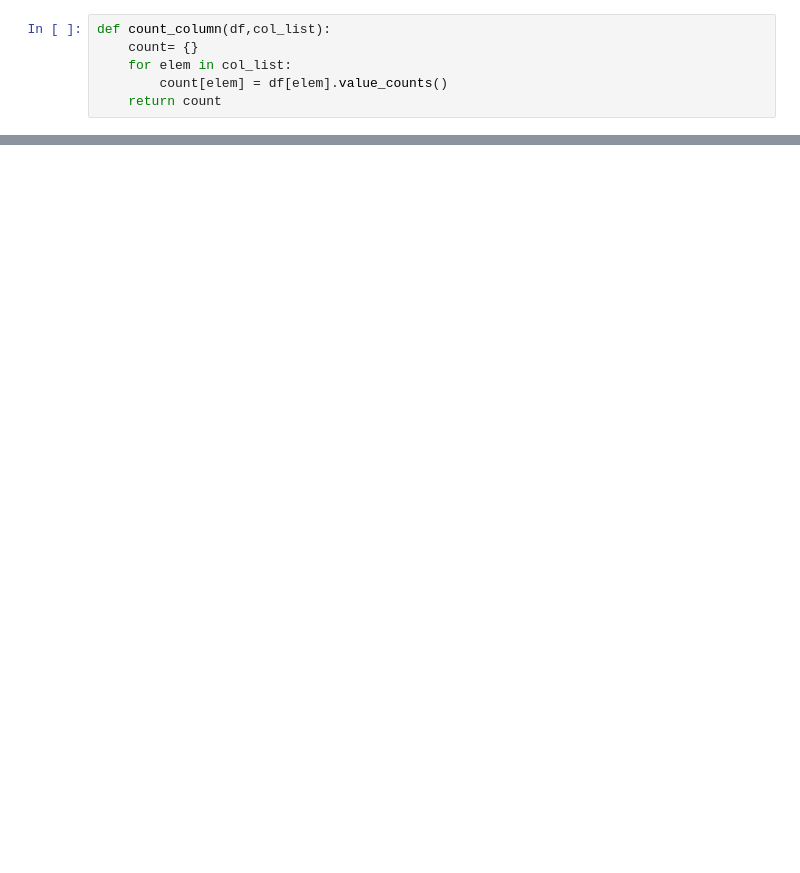
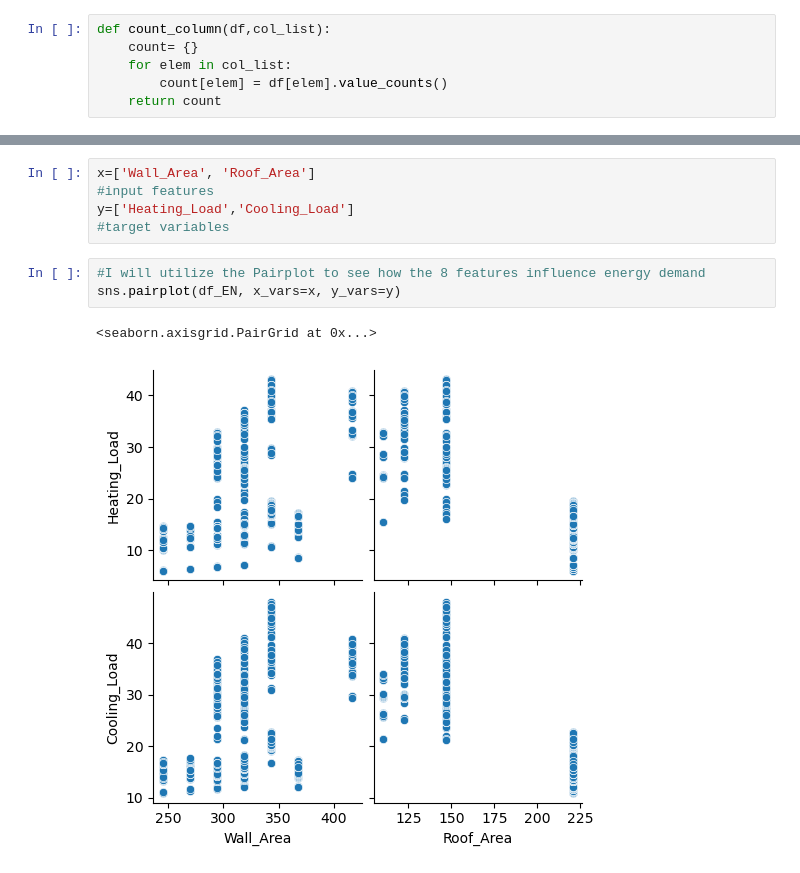
Before and after one commit to mikeadarkwah-beep/linearregression-github-repo, a Jupyter notebook: Code/explore.ipynb, the cells around one changed output, grey strips where cells are left out. Drawn from its saved outputs; the diff is of its cells as text; blank space fills up the shorter version.

```diff
--- a/Code/explore.ipynb
+++ b/Code/explore.ipynb
@@ -67,0 +127,11 @@ def count_column(df,col_list):
+# %%
+x=['Wall_Area', 'Roof_Area']
+#input features
+y=['Heating_Load','Cooling_Load']
+#target variables
+# %%
+#I will utilize the Pairplot to see how the 8 features influence energy demand
+sns.pairplot(df_EN, x_vars=x, y_vars=y)
+# %% [output]
+<seaborn.axisgrid.PairGrid at 0x...>
+[figure, added]
```
Also changed, not shown: parts of 12 cells of this notebook, 1 other file.
